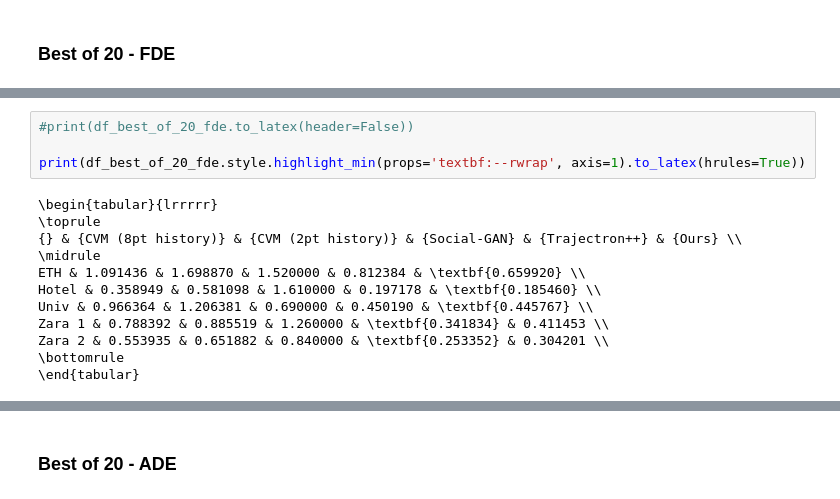
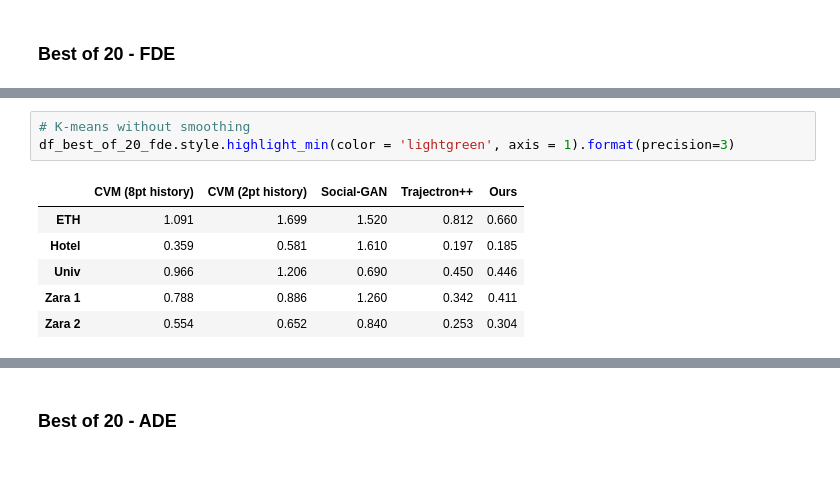
Before and after one commit to karlriis/trajectory-forecasting, a Jupyter notebook: our_method_results_comparison.ipynb, the cells around one changed output, grey strips where cells are left out. Cells and saved outputs as stored; diff of their text form; blank space fills up the shorter version.

```diff
--- a/our_method_results_comparison.ipynb
+++ b/our_method_results_comparison.ipynb
@@ -563,16 +553,10 @@ df_best_of_20_fde.style.highlight_min(color = 'lightgreen', axis = 1)
-# %%
-#print(df_best_of_20_fde.to_latex(header=False))
-
-print(df_best_of_20_fde.style.highlight_min(props='textbf:--rwrap', axis=1).to_latex(hrules=True))
-# %% [output]
-\begin{tabular}{lrrrrr}
-\toprule
-{} & {CVM (8pt history)} & {CVM (2pt history)} & {Social-GAN} & {Trajectron++} & {Ours} \\
-\midrule
-ETH & 1.091436 & 1.698870 & 1.520000 & 0.812384 & \textbf{0.659920} \\
-Hotel & 0.358949 & 0.581098 & 1.610000 & 0.197178 & \textbf{0.185460} \\
-Univ & 0.966364 & 1.206381 & 0.690000 & 0.450190 & \textbf{0.445767} \\
-Zara 1 & 0.788392 & 0.885519 & 1.260000 & \textbf{0.341834} & 0.411453 \\
-Zara 2 & 0.553935 & 0.651882 & 0.840000 & \textbf{0.253352} & 0.304201 \\
-\bottomrule
-\end{tabular}
+# %%
+# K-means without smoothing
+df_best_of_20_fde.style.highlight_min(color = 'lightgreen', axis = 1).format(precision=3)
+# %% [output]
+|  | CVM (8pt history) | CVM (2pt history) | Social-GAN | Trajectron++ | Ours |
+| ETH | 1.091 | 1.699 | 1.520 | 0.812 | 0.660 |
+| Hotel | 0.359 | 0.581 | 1.610 | 0.197 | 0.185 |
+| Univ | 0.966 | 1.206 | 0.690 | 0.450 | 0.446 |
+| Zara 1 | 0.788 | 0.886 | 1.260 | 0.342 | 0.411 |
+| Zara 2 | 0.554 | 0.652 | 0.840 | 0.253 | 0.304 |
```
Also changed, not shown: parts of 12 cells of this notebook.
